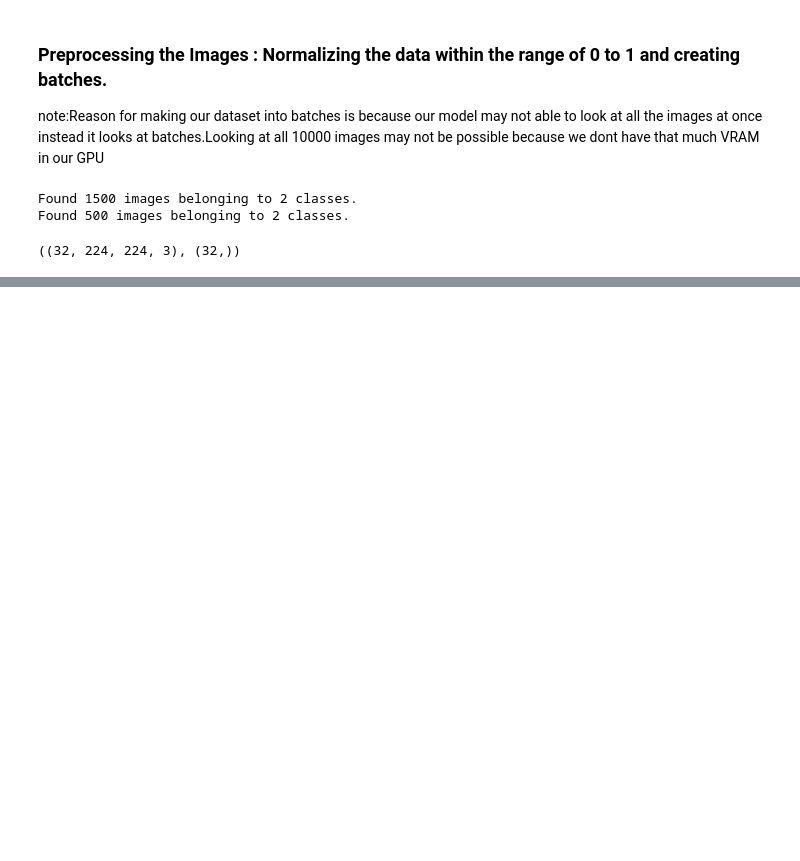
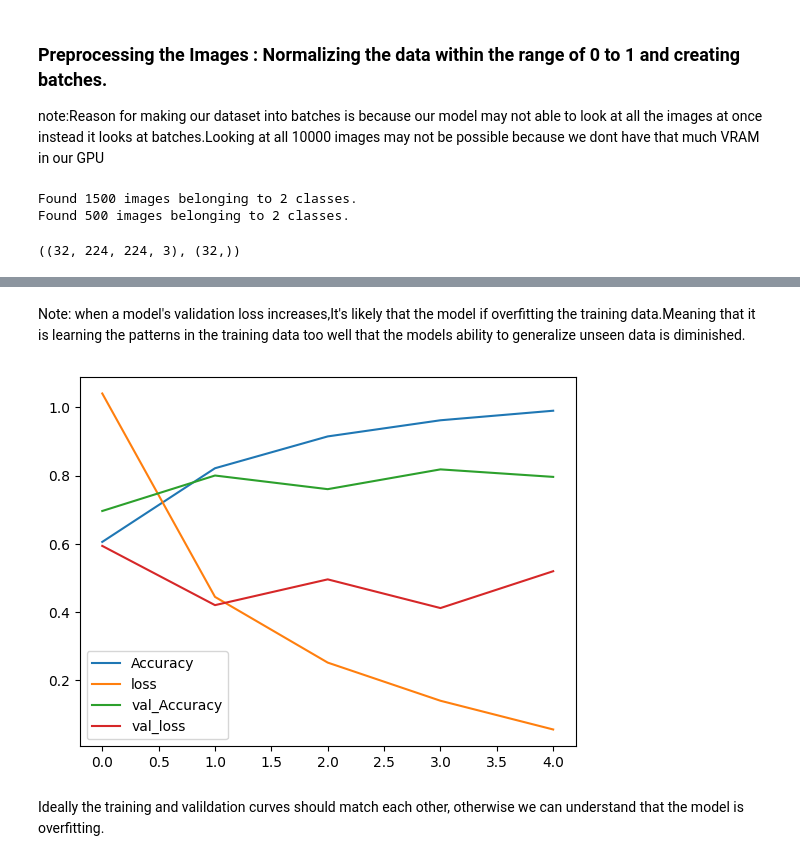
Before and after one commit to Ashwin-2408/Tensor_Flow_Learning, a Jupyter notebook: notebooks/Computer_Vision_With_TensorFlow.ipynb, the cells around one changed output, grey strips where cells are left out. Drawn from its saved outputs; the diff is of its cells as text; code cells hidden in the pictures; blank space fills up the shorter version.

```diff
--- a/notebooks/Computer_Vision_With_TensorFlow.ipynb
+++ b/notebooks/Computer_Vision_With_TensorFlow.ipynb
@@ -370,0 +373,11 @@ images[0],images[0].shape
+# %%
+import random
+import numpy as np
+
+tf.random.set_seed(42)
+random.seed(42)
+np.random.seed(42)
+
+model_V5=tf.keras.Sequential([tf.keras.layers.Conv2D(10,3,input_shape=(224,224,3)),tf.keras.layers.Conv2D(10,3,activation="relu"),tf.keras.layers.Conv2D(10,3,activation="relu"),tf.keras.layers.Flatten(),tf.keras.layers.Dense(1,activation="sigmoid")])
+model_V5.compile(loss=tf.keras.losses.BinaryCrossentropy(),optimizer=tf.keras.optimizers.Adam(),metrics=["Accuracy"])
+history_V5=model_V5.fit(X_Train,epochs=5,steps_per_epoch=len(X_Train),validation_data=X_Valid,validation_steps=len(X_Valid))
@@ -370,0 +400,10 @@ images[0],images[0].shape
+# %% [markdown]
+Note: when a model's validation loss increases,It's likely that the model if overfitting the training data.Meaning that it is learning the patterns in the training data too well that the models ability to generalize unseen data is diminished.
+# %%
+import pandas as pd
+pd.DataFrame(history_V5.history).plot()
+plt.show()
+# %% [output]
+[figure, added]
+# %% [markdown]
+Ideally the training and valildation curves should match each other, otherwise we can understand that the model is overfitting.
```
Also changed, not shown: parts of 49 cells of this notebook.
